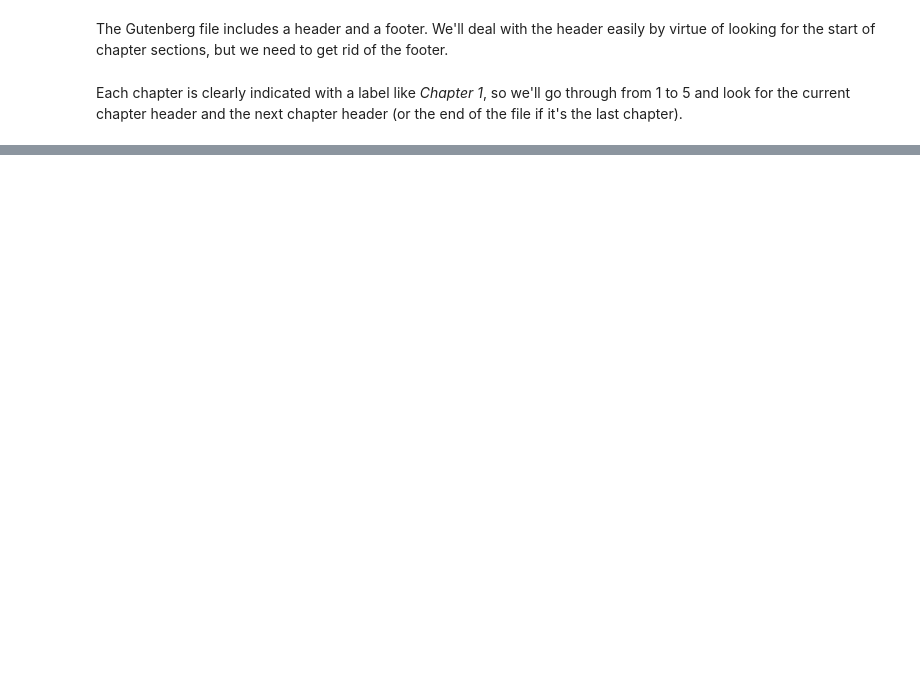
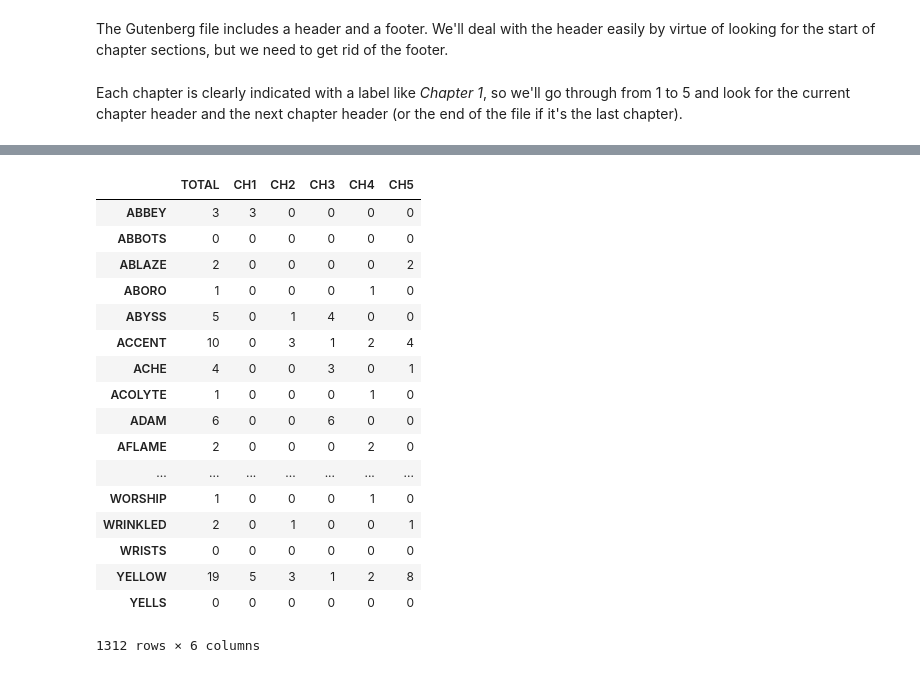
Before and after one commit to sgsinclair/alta, a Jupyter notebook: ipynb/experiments/SmithImagery.ipynb, the cells around one changed output, grey strips where cells are left out. Cells and saved outputs as stored; diff of their text form; code cells hidden in the pictures; blank space fills up the shorter version.

```diff
--- a/ipynb/experiments/SmithImagery.ipynb
+++ b/ipynb/experiments/SmithImagery.ipynb
@@ -12,9 +22,9 @@ string = string[0:string.find("End of the Project Gutenberg")]
 # %% [markdown]
 Each chapter is clearly indicated with a label like *Chapter 1*, so we'll go through from 1 to 5 and look for the current chapter header and the next chapter header (or the end of the file if it's the last chapter).
 # %%
-chapters = [] # an array with the chapters
+chapterStrings = [] # a list of strings, one for each chapter
 for number in range(1,6):
     start = string.find("Chapter "+str(number))
     end = string.find("Chapter "+str(number+1))
-    chapter = string[start:end].strip() # last chapter will have end of -1 but that's ok
-    chapters.append(chapter)
+    chapterString = string[start:end].strip() # last chapter will have end of -1 but that's ok
+    chapterStrings.append(chapterString)
@@ -48,0 +58,23 @@ Now plot the occurrences in a graph.
+# %%
+columns = ["TOTAL"] + ["CH"+str(i) for i in range(1,6)]
+smithImageryWordsByChapter = pd.DataFrame(allCounts, index=smithImageryWords, columns=columns)
+smithImageryWordsByChapter
+# %% [output]
+|  | TOTAL | CH1 | CH2 | CH3 | CH4 | CH5 |
+| ABBEY | 3 | 3 | 0 | 0 | 0 | 0 |
+| ABBOTS | 0 | 0 | 0 | 0 | 0 | 0 |
+| ABLAZE | 2 | 0 | 0 | 0 | 0 | 2 |
+| ABORO | 1 | 0 | 0 | 0 | 1 | 0 |
+| ABYSS | 5 | 0 | 1 | 4 | 0 | 0 |
+| ACCENT | 10 | 0 | 3 | 1 | 2 | 4 |
+| ACHE | 4 | 0 | 0 | 3 | 0 | 1 |
+| ACOLYTE | 1 | 0 | 0 | 0 | 1 | 0 |
+| ADAM | 6 | 0 | 0 | 6 | 0 | 0 |
+| AFLAME | 2 | 0 | 0 | 0 | 2 | 0 |
+| ... | ... | ... | ... | ... | ... | ... |
+| WORSHIP | 1 | 0 | 0 | 0 | 1 | 0 |
+| WRINKLED | 2 | 0 | 1 | 0 | 0 | 1 |
+| WRISTS | 0 | 0 | 0 | 0 | 0 | 0 |
+| YELLOW | 19 | 5 | 3 | 1 | 2 | 8 |
+| YELLS | 0 | 0 | 0 | 0 | 0 | 0 |
+1312 rows × 6 columns
```
Also changed, not shown: parts of 28 cells of this notebook, 3 other files.
